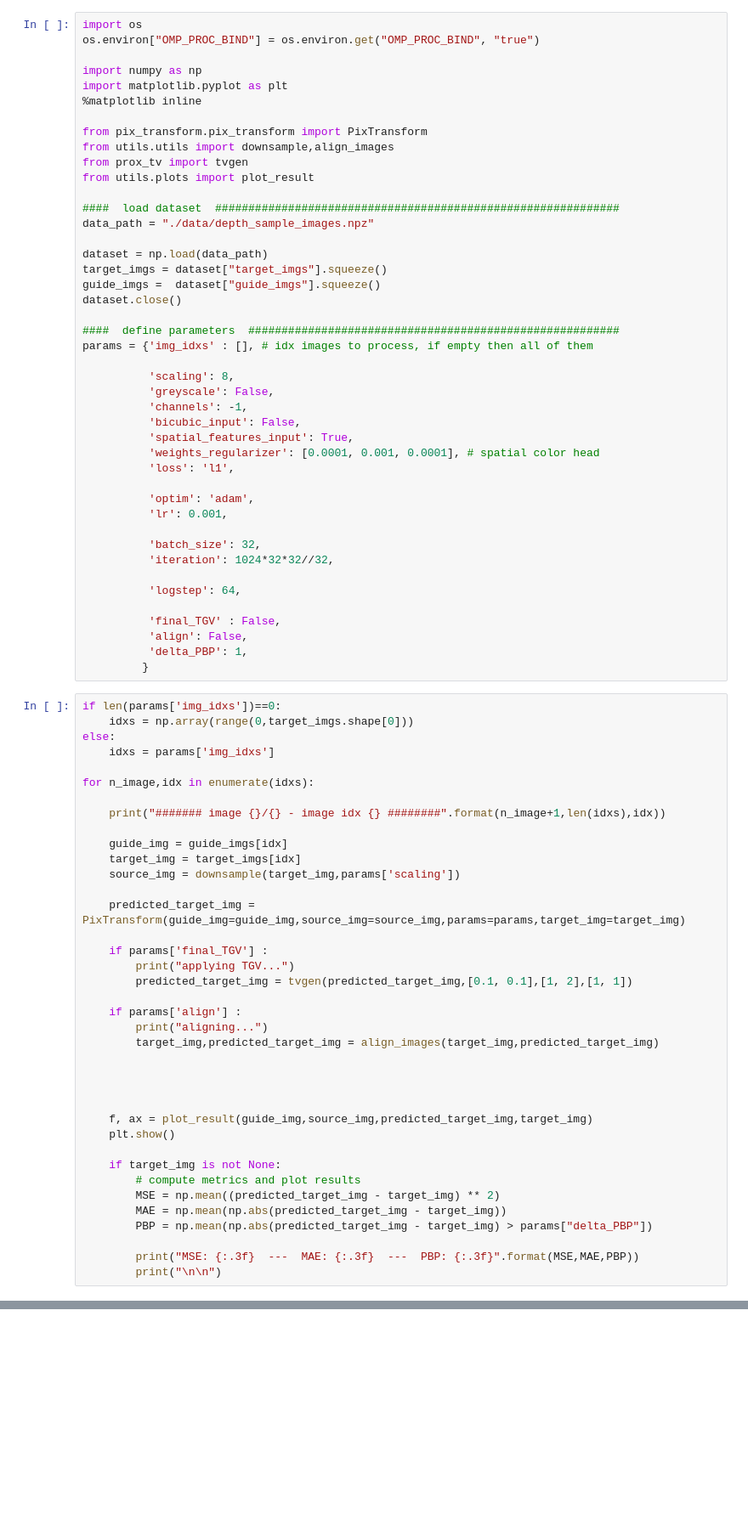
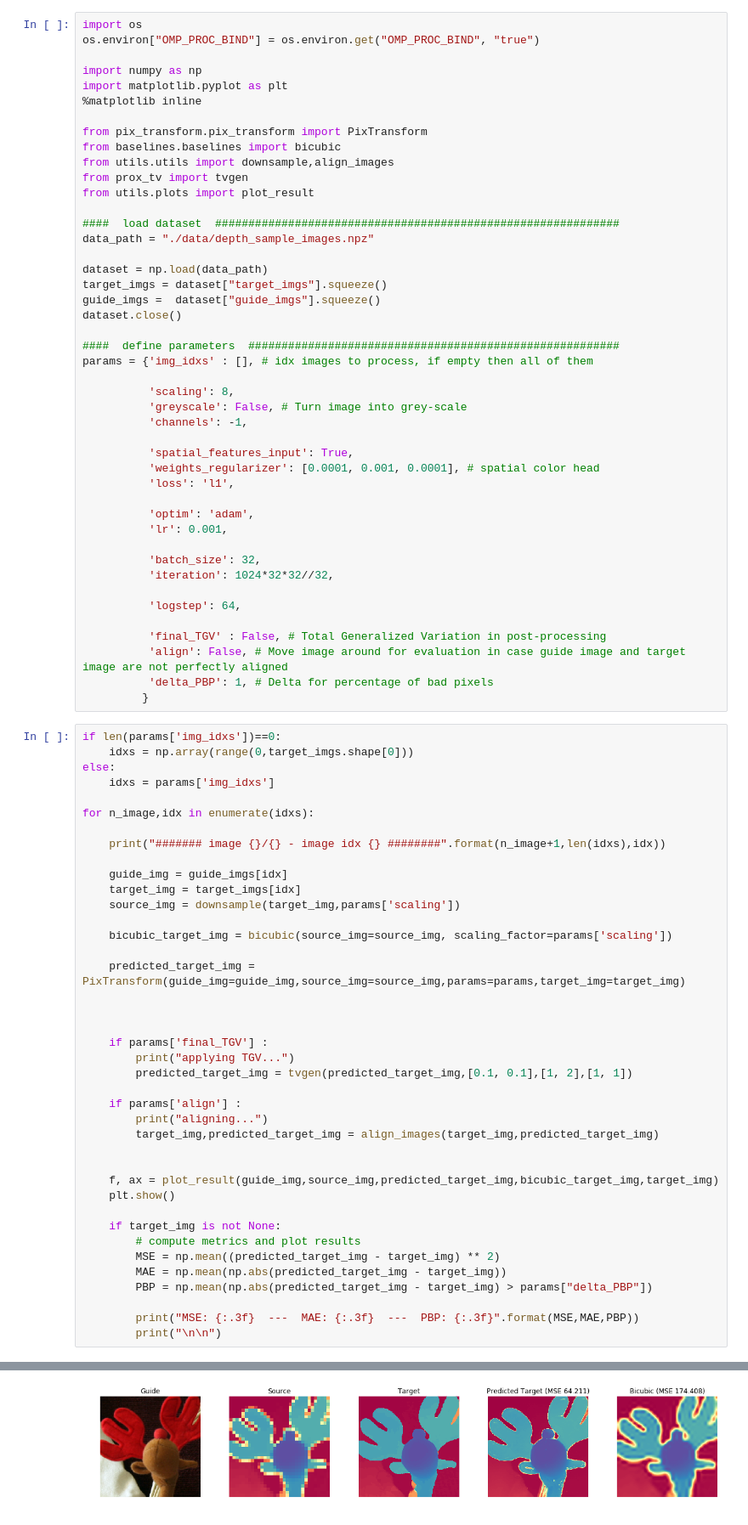
Before and after one commit to prs-eth/PixTransform, a Jupyter notebook: process_examples.ipynb, the cells around one changed output, grey strips where cells are left out. Shown at 85% size. Cells and saved outputs as stored; diff of their text form; blank space fills up the shorter version.

Commit message:
adding bicubic interpolation

```diff
--- a/process_examples.ipynb
+++ b/process_examples.ipynb
@@ -7,6 +7,7 @@ import matplotlib.pyplot as plt
 %matplotlib inline
 
 from pix_transform.pix_transform import PixTransform
+from baselines.baselines import bicubic
 from utils.utils import downsample,align_images
 from prox_tv import tvgen
 from utils.plots import plot_result
@@ -23,9 +24,9 @@ dataset.close()
 params = {'img_idxs' : [], # idx images to process, if empty then all of them
 
           'scaling': 8,
-          'greyscale': False,
+          'greyscale': False, # Turn image into grey-scale
           'channels': -1,
-          'bicubic_input': False,
+
           'spatial_features_input': True,
           'weights_regularizer': [0.0001, 0.001, 0.0001], # spatial color head
           'loss': 'l1',
@@ -38,9 +39,9 @@ params = {'img_idxs' : [], # idx images to process, if empty then all of them
 
           'logstep': 64,
 
-          'final_TGV' : False,
-          'align': False,
-          'delta_PBP': 1,
+          'final_TGV' : False, # Total Generalized Variation in post-processing
+          'align': False, # Move image around for evaluation in case guide image and target image are not perfectly aligned
+          'delta_PBP': 1, # Delta for percentage of bad pixels
          }
 # %%
 if len(params['img_idxs'])==0:
@@ -56,7 +57,11 @@ for n_image,idx in enumerate(idxs):
     target_img = target_imgs[idx]
     source_img = downsample(target_img,params['scaling'])
 
+    bicubic_target_img = bicubic(source_img=source_img, scaling_factor=params['scaling'])
+
     predicted_target_img = PixTransform(guide_img=guide_img,source_img=source_img,params=params,target_img=target_img)
+
+
 
     if params['final_TGV'] :
         print("applying TGV...")
@@ -67,9 +72,7 @@ for n_image,idx in enumerate(idxs):
         target_img,predicted_target_img = align_images(target_img,predicted_target_img)
 
 
-
-
-    f, ax = plot_result(guide_img,source_img,predicted_target_img,target_img)
+    f, ax = plot_result(guide_img,source_img,predicted_target_img,bicubic_target_img,target_img)
     plt.show()
 
     if target_img is not None:
@@ -80,3 +83,4 @@ for n_image,idx in enumerate(idxs):
 
         print("MSE: {:.3f}  ---  MAE: {:.3f}  ---  PBP: {:.3f}".format(MSE,MAE,PBP))
         print("\n\n")
+# %% [output]
@@ -82,0 +89 @@ for n_image,idx in enumerate(idxs):
+[figure, added]
```
Also changed, not shown: parts of 1 cell of this notebook, 3 other files.
